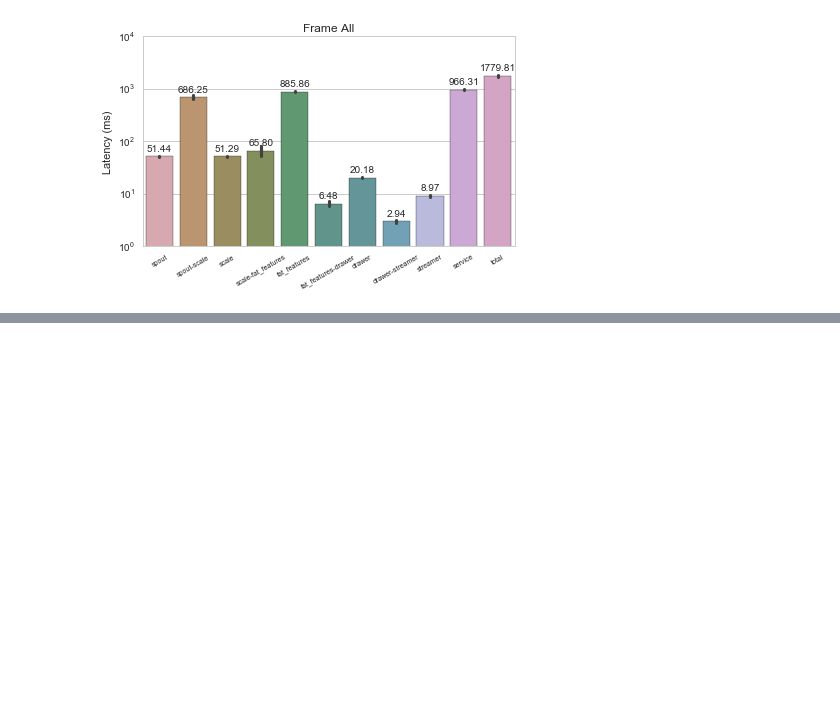
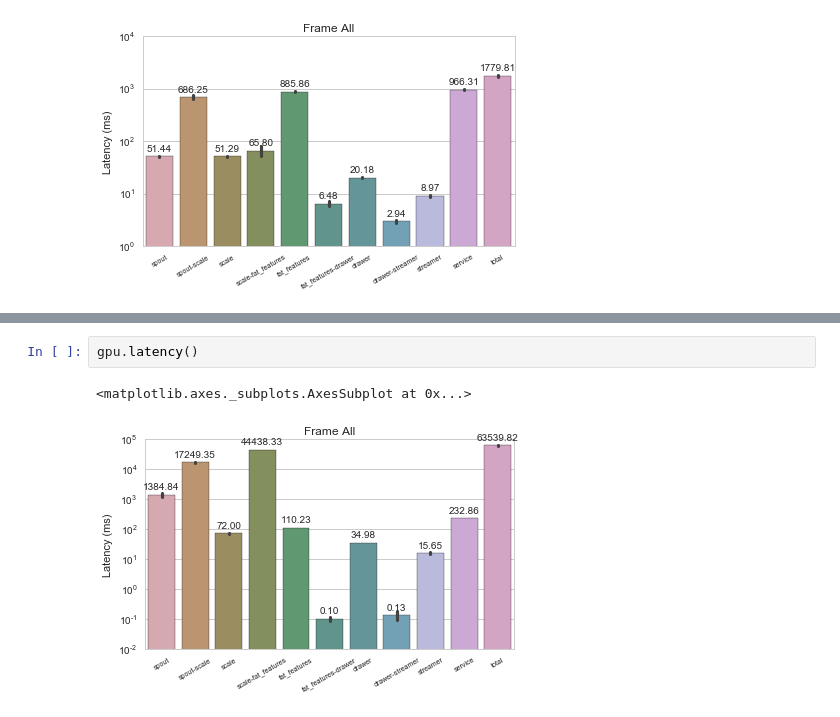
Before and after one commit to Aetf/remotelog, a Jupyter notebook: Exp-Res.ipynb, the cells around one changed output, grey strips where cells are left out. Cells and saved outputs as stored; diff of their text form; blank space fills up the shorter version.

```diff
--- a/Exp-Res.ipynb
+++ b/Exp-Res.ipynb
@@ -493,0 +520,5 @@ for exp in caffe_cpu.exps:
+# %%
+gpu.latency()
+# %% [output]
+<matplotlib.axes._subplots.AxesSubplot at 0x...>
+[figure, added]
```
Also changed, not shown: parts of 7 cells of this notebook, 1 other file.
